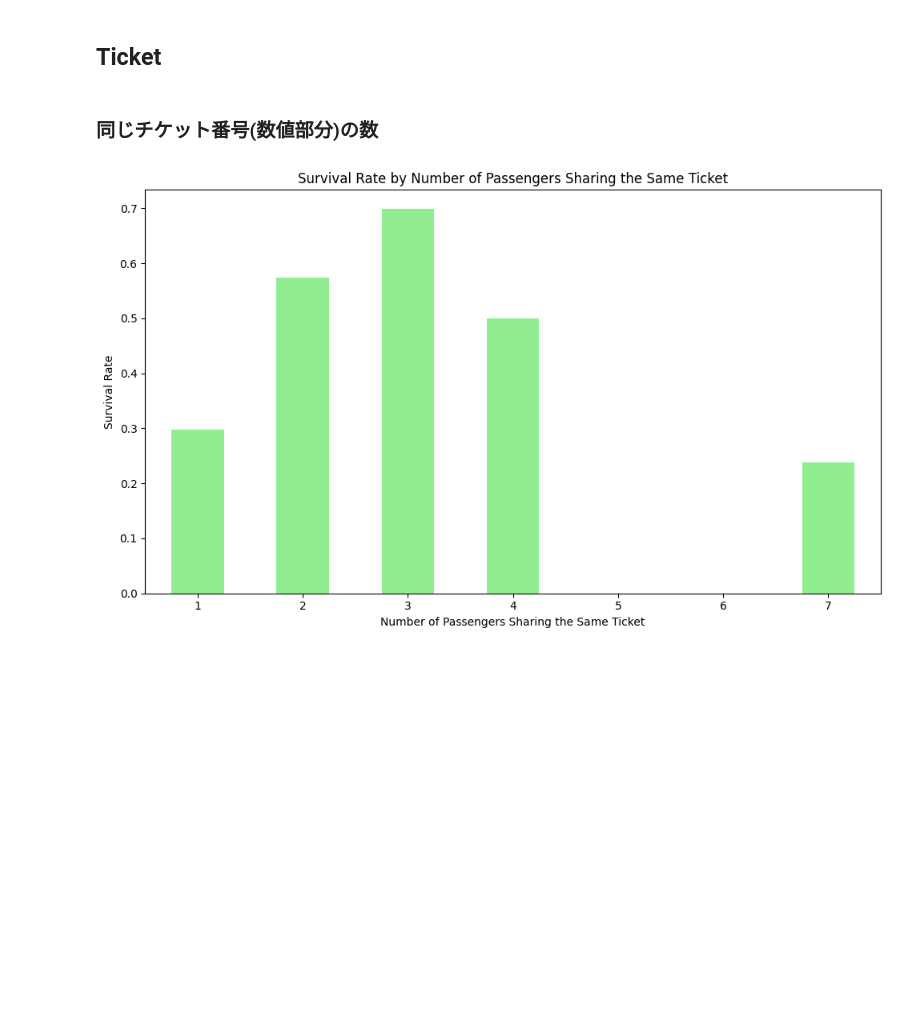
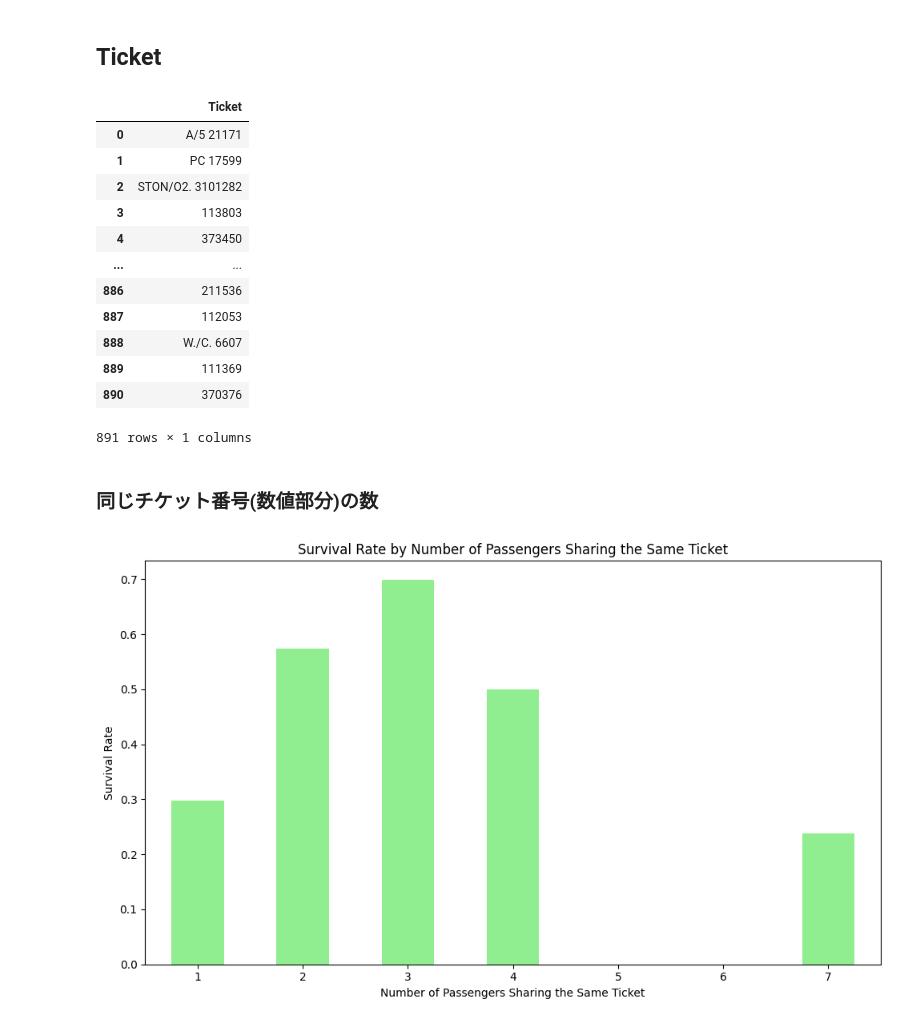
Before and after one commit to tempuraguruguru/Kaggle, a Jupyter notebook: Titanic/DataAnalysis.ipynb, the cells around one changed output. Drawn from its saved outputs; the diff is of its cells as text; code cells hidden in the pictures; blank space fills up the shorter version.

```diff
--- a/Titanic/DataAnalysis.ipynb
+++ b/Titanic/DataAnalysis.ipynb
@@ -388,7 +409,21 @@ plt.tight_layout()
 # %%
 train_data = pd.read_csv('./data/train.csv')
 test_data = pd.read_csv('./data/test.csv')
-train_data['Ticket']
+train_data[['Ticket']]
+# %% [output]
+|  | Ticket |
+| 0 | A/5 21171 |
+| 1 | PC 17599 |
+| 2 | STON/O2. 3101282 |
+| 3 | 113803 |
+| 4 | 373450 |
+| ... | ... |
+| 886 | 211536 |
+| 887 | 112053 |
+| 888 | W./C. 6607 |
+| 889 | 111369 |
+| 890 | 370376 |
+891 rows × 1 columns
 # %% [markdown]
 ### 同じチケット番号(数値部分)の数
 # %%
```
Also changed, not shown: parts of 4 cells of this notebook.
